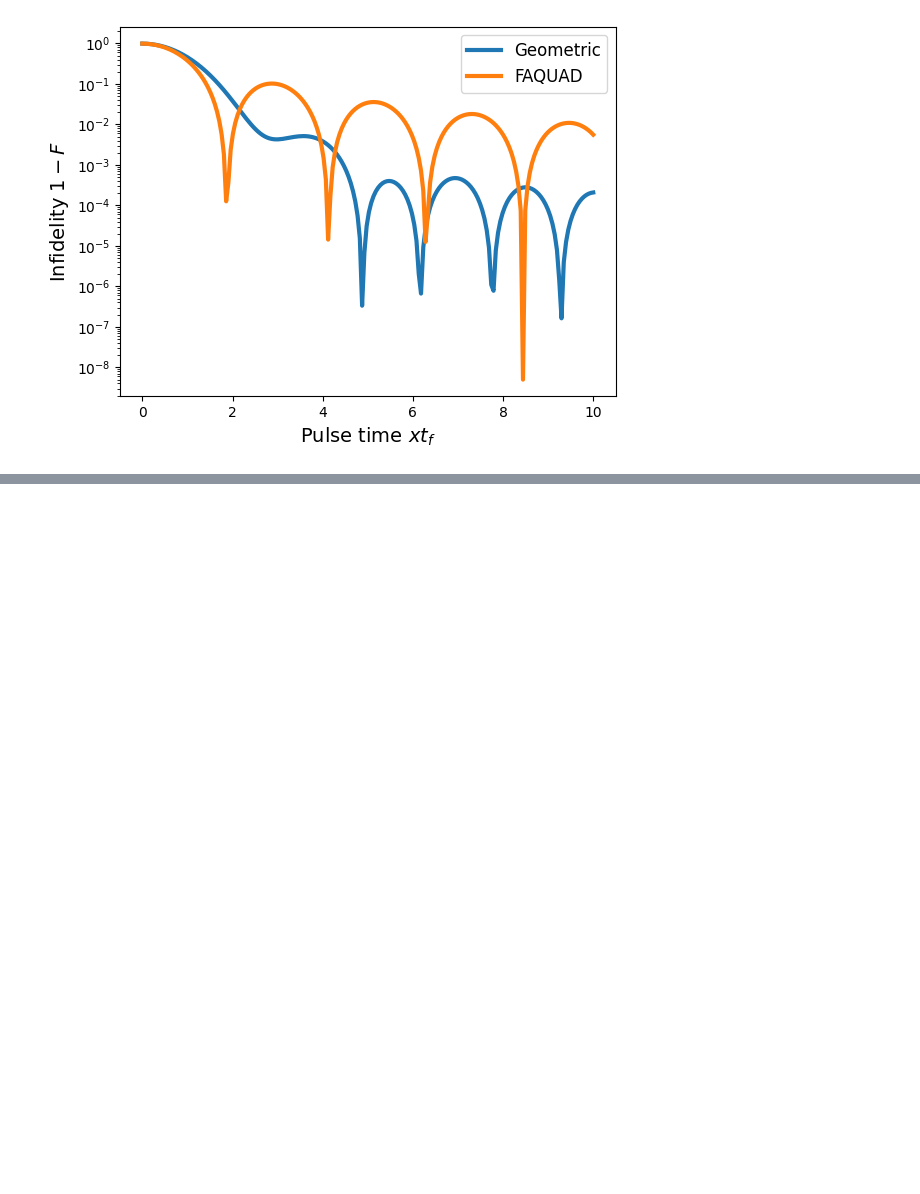
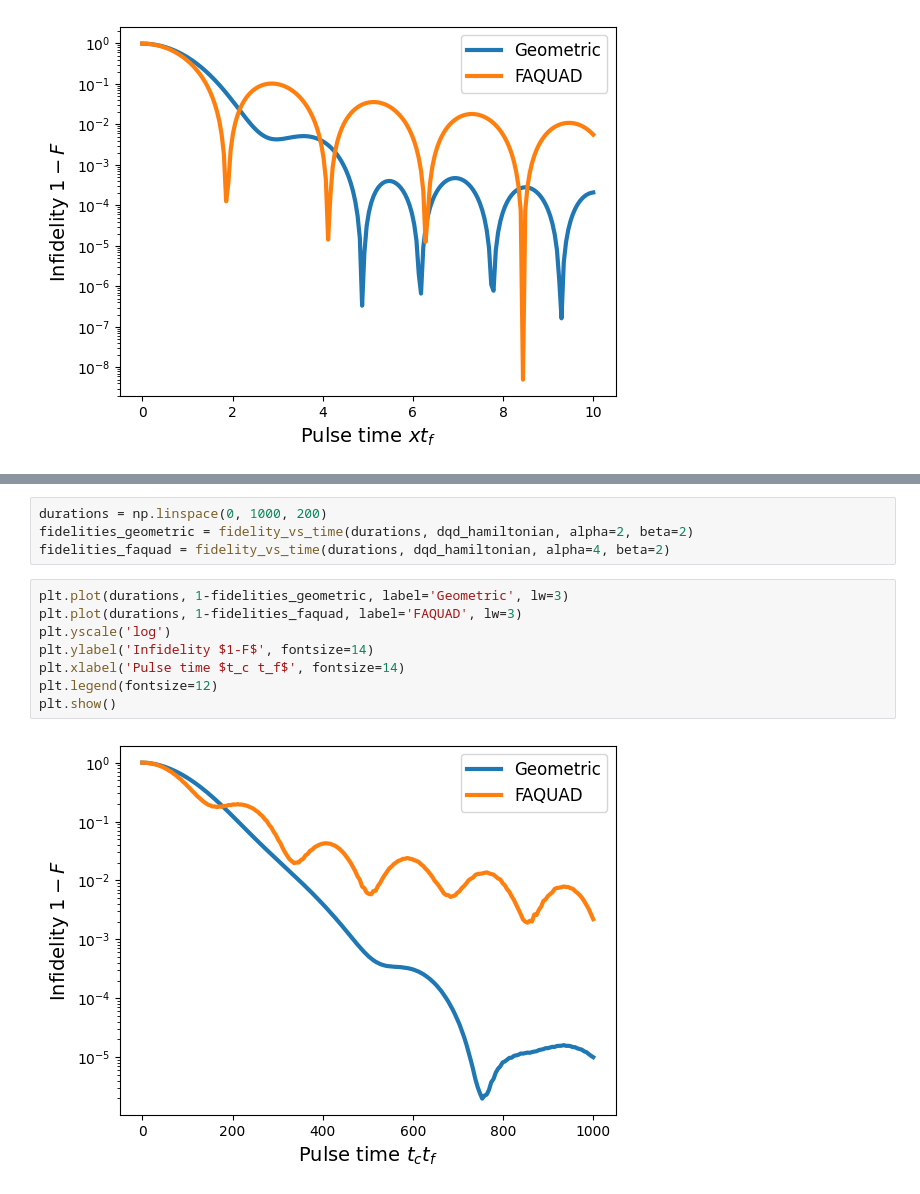
Before and after one commit to cventurameinersen/geodesiq-control, a Jupyter notebook: dev/DynamicsTrial.ipynb, the cells around one changed output, grey strips where cells are left out. Cells and saved outputs as stored; diff of their text form; blank space fills up the shorter version.

```diff
--- a/dev/DynamicsTrial.ipynb
+++ b/dev/DynamicsTrial.ipynb
@@ -95,0 +131,14 @@ plt.show()
+# %%
+durations = np.linspace(0, 1000, 200)
+fidelities_geometric = fidelity_vs_time(durations, dqd_hamiltonian, alpha=2, beta=2)
+fidelities_faquad = fidelity_vs_time(durations, dqd_hamiltonian, alpha=4, beta=2)
+# %%
+plt.plot(durations, 1-fidelities_geometric, label='Geometric', lw=3)
+plt.plot(durations, 1-fidelities_faquad, label='FAQUAD', lw=3)
+plt.yscale('log')
+plt.ylabel('Infidelity $1-F$', fontsize=14)
+plt.xlabel('Pulse time $t_c t_f$', fontsize=14)
+plt.legend(fontsize=12)
+plt.show()
+# %% [output]
+[figure, added]
```
Also changed, not shown: parts of 6 cells of this notebook.
